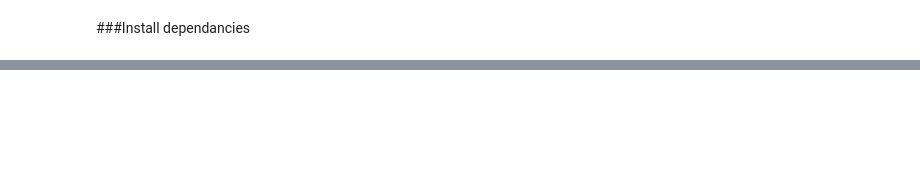
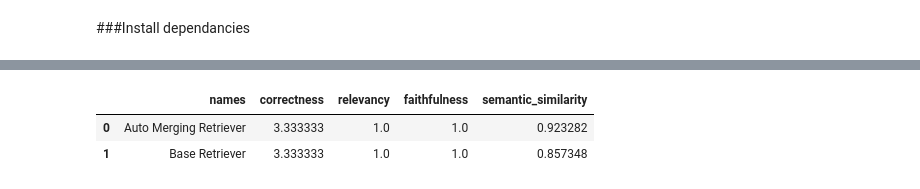
Before and after one commit to kecheste/Advanced-RAG-Techniques, a Jupyter notebook: notebooks/Advanced_RAG_using_Auto_Merging_Retriever.ipynb, the cells around one changed output, grey strips where cells are left out. Saved outputs shown, nothing was run; the diff lists cells and outputs as text; code cells hidden in the pictures; blank space fills up the shorter version.

```diff
--- a/notebooks/Advanced_RAG_using_Sentence_Window_Retriever.ipynb
+++ b/notebooks/Advanced_RAG_using_Auto_Merging_Retriever.ipynb
@@ -256,0 +298,4 @@ answer("What country was tea originated from?")
+# %%
+base_pred_responses = get_responses(
+    eval_qs, base_query_engine, show_progress=True
+)
@@ -256,0 +307,27 @@ answer("What country was tea originated from?")
+# %%
+evaluator_dict = {
+    "correctness": evaluator_c,
+    "faithfulness": evaluator_f,
+    "relevancy": evaluator_r,
+    "semantic_similarity": evaluator_s,
+}
+batch_runner = BatchEvalRunner(evaluator_dict, workers=2, show_progress=True)
+# %%
+eval_results = await batch_runner.aevaluate_responses(
+    eval_qs, responses=pred_responses, reference=ref_response_strs
+)
+# %%
+base_eval_results = await batch_runner.aevaluate_responses(
+    eval_qs, responses=base_pred_responses, reference=ref_response_strs
+)
+# %%
+results_df = get_results_df(
+    [eval_results, base_eval_results],
+    ["Auto Merging Retriever", "Base Retriever"],
+    ["correctness", "relevancy", "faithfulness", "semantic_similarity"],
+)
+display(results_df)
+# %% [output]
+|  | names | correctness | relevancy | faithfulness | semantic_similarity |
+| 0 | Auto Merging Retriever | 3.333333 | 1.0 | 1.0 | 0.923282 |
+| 1 | Base Retriever | 3.333333 | 1.0 | 1.0 | 0.857348 |
```
Also changed, not shown: parts of 66 cells of this notebook, 3 other files.
